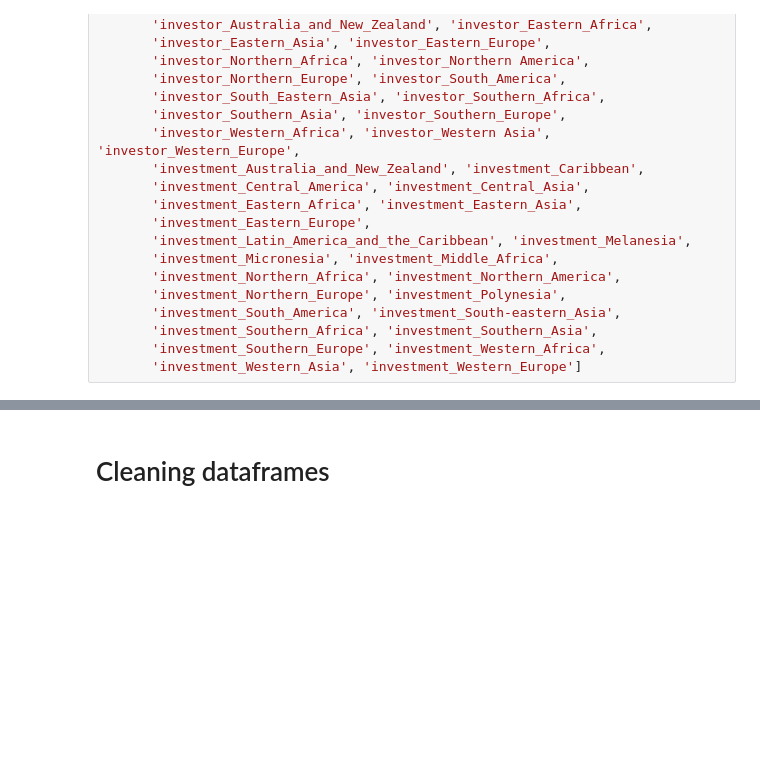
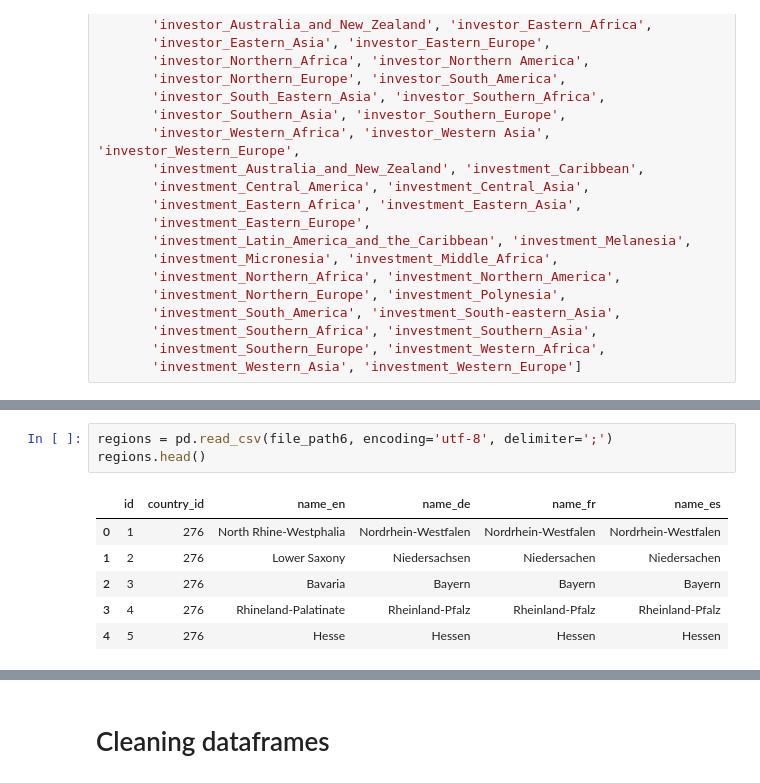
Before and after one commit to michabrz/DealMatch, a Jupyter notebook: notebooks/dataframes_merging_26Feb.ipynb, the cells around one changed output, grey strips where cells are left out. Saved outputs shown, nothing was run; the diff lists cells and outputs as text; blank space fills up the shorter version.

```diff
--- a/notebooks/dataframes_merging_26Feb.ipynb
+++ b/notebooks/dataframes_merging_26Feb.ipynb
@@ -89,0 +117,10 @@ investors_regions_df.columns = ['investor_id', 'name', 'company_category_id', 'c
+# %%
+regions = pd.read_csv(file_path6, encoding='utf-8', delimiter=';')
+regions.head()
+# %% [output]
+|  | id | country_id | name_en | name_de | name_fr | name_es |
+| 0 | 1 | 276 | North Rhine-Westphalia | Nordrhein-Westfalen | Nordrhein-Westfalen | Nordrhein-Westfalen |
+| 1 | 2 | 276 | Lower Saxony | Niedersachsen | Niedersachen | Niedersachen |
+| 2 | 3 | 276 | Bavaria | Bayern | Bayern | Bayern |
+| 3 | 4 | 276 | Rhineland-Palatinate | Rheinland-Pfalz | Rheinland-Pfalz | Rheinland-Pfalz |
+| 4 | 5 | 276 | Hesse | Hessen | Hessen | Hessen |
```
Also changed, not shown: parts of 17 cells of this notebook, 2 other files.
